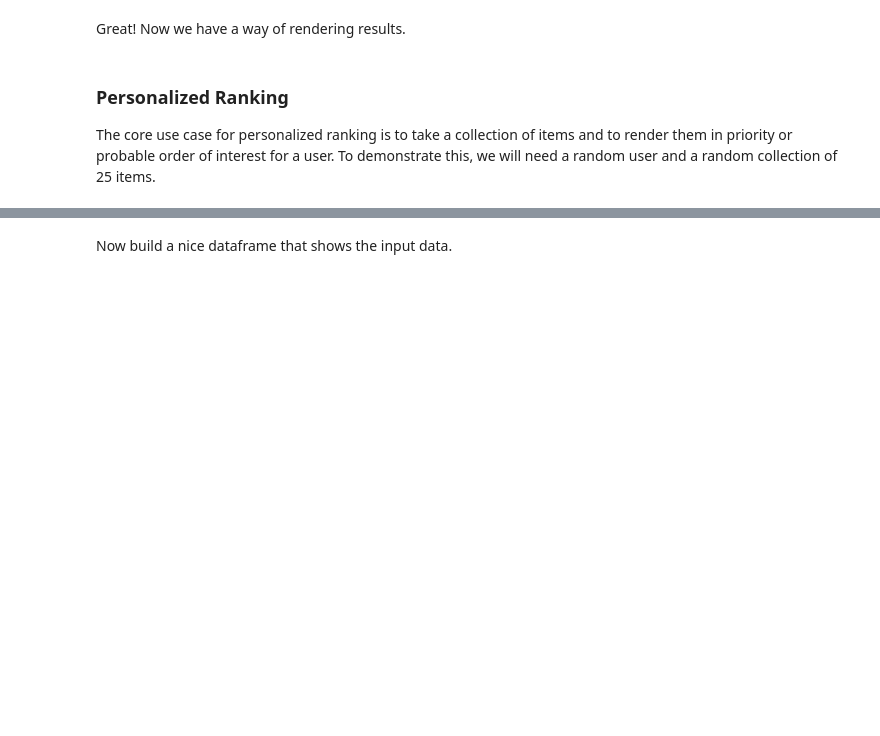
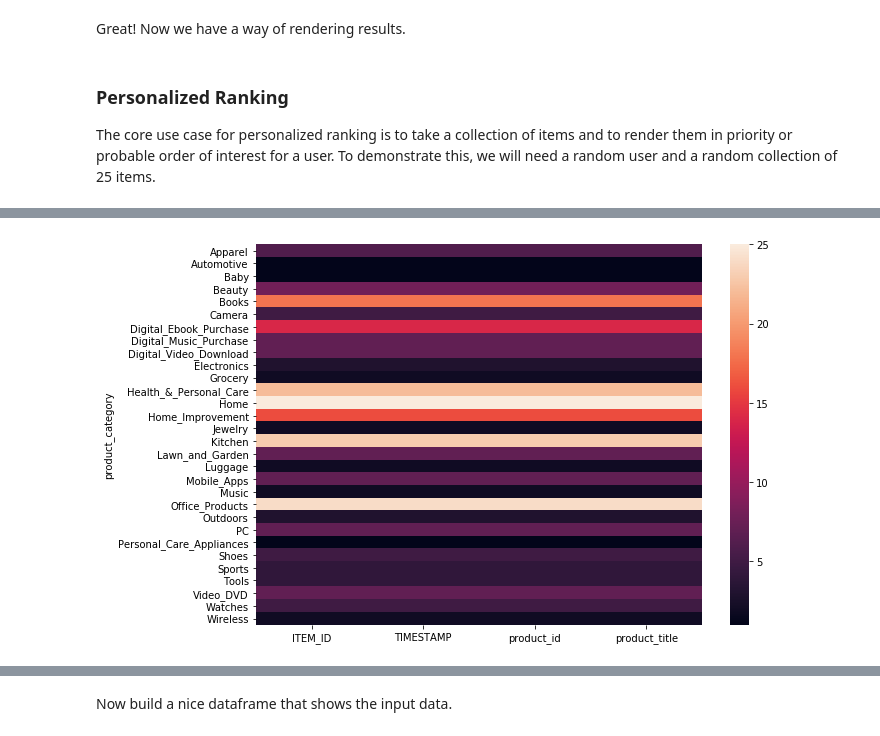
Before and after one commit to catwhiskers/p13n-search-and-learn-2-rank, a Jupyter notebook: 06-personalize_ranking_amzreview.ipynb, the cells around one changed output, grey strips where cells are left out. Drawn from its saved outputs; the diff is of its cells as text; code cells hidden in the pictures; blank space fills up the shorter version.

Commit message:
add some visualization

```diff
--- a/06-personalize_ranking_amzreview.ipynb
+++ b/06-personalize_ranking_amzreview.ipynb
@@ -820,0 +983,7 @@ rjson
+# %%
+from amz_review import data_proc
+
+
+rerank_user = 49240011
+all_df = data_proc.get_user_history(rerank_user, original_data, items_df)
+all_df.head()
@@ -821,3 +1014,7 @@ rjson
+# %%
+data_proc.plot_heat_map(all_df)
+# %% [output]
+[figure, added]
 # %%
 items_from_search = []
 for h in rjson['hits']['hits']:
```
Also changed, not shown: parts of 51 cells of this notebook, 1 other file.
